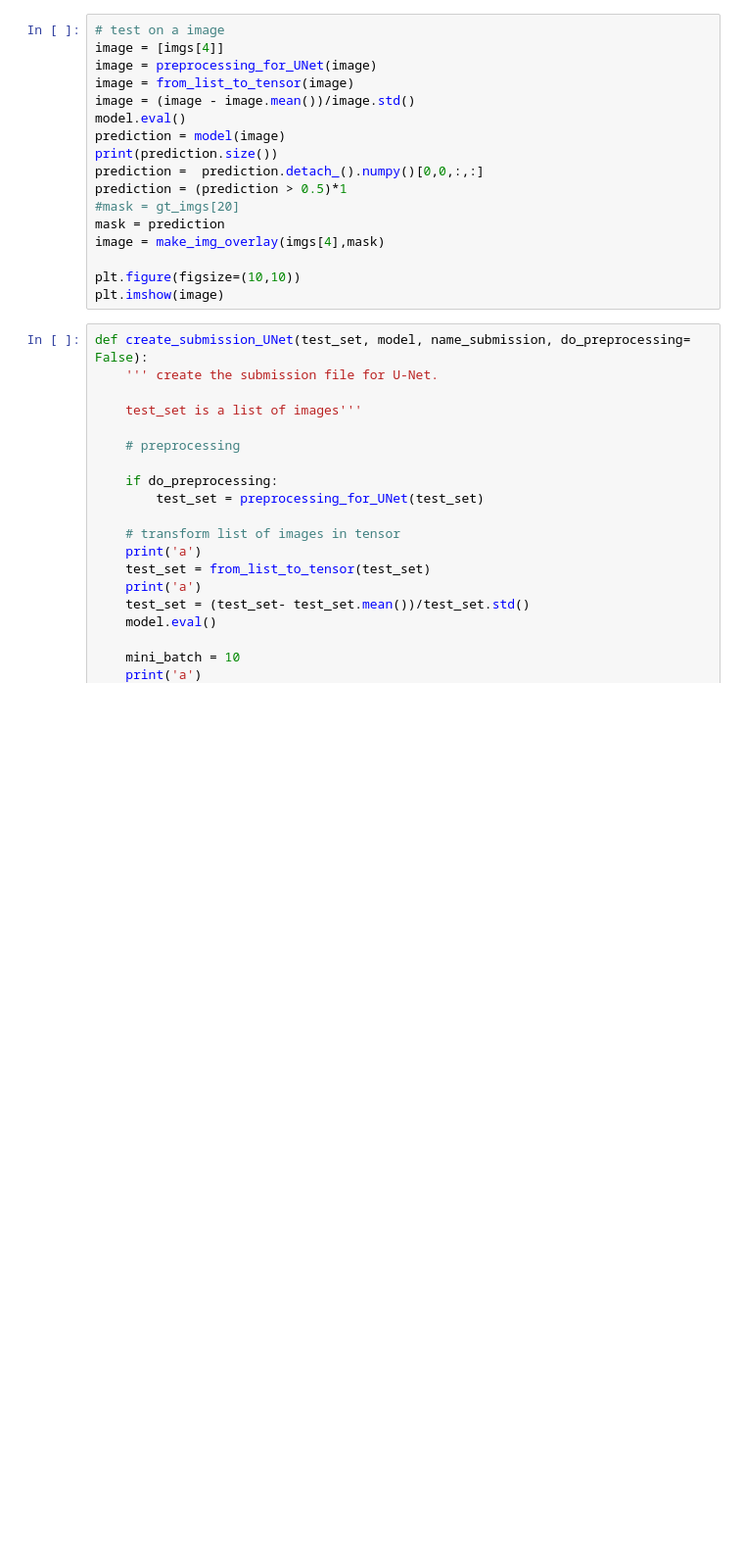
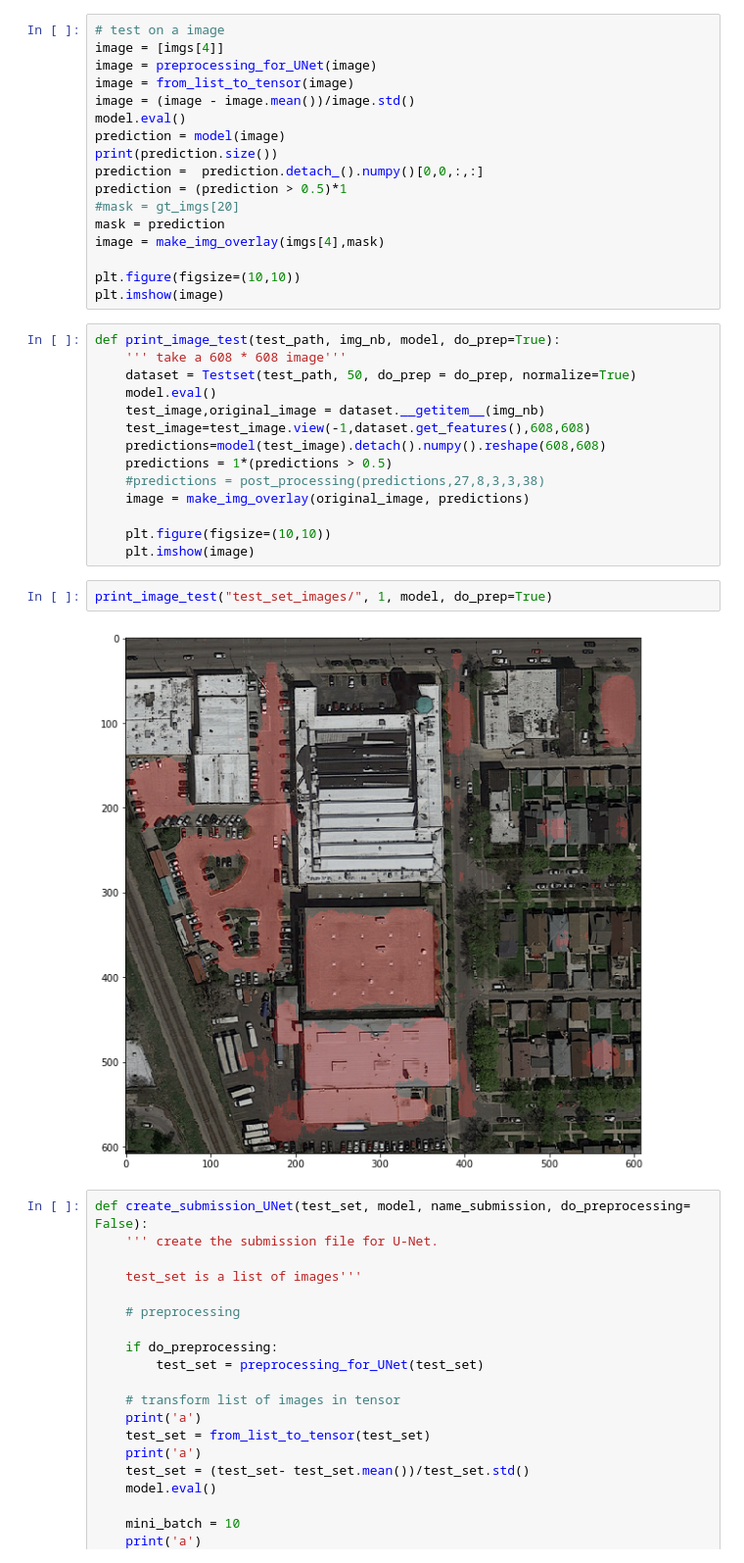
Before and after one commit to diegofiori/ML_RoadSegmentation, a Jupyter notebook: ML_notebook_Diego.ipynb, the cells around one changed output. Shown at 98% size. Cells and saved outputs as stored; diff of their text form; blank space fills up the shorter version.

```diff
--- a/ML_notebook_Diego.ipynb
+++ b/ML_notebook_Diego.ipynb
@@ -411,6 +465,24 @@ image = make_img_overlay(imgs[4],mask)
 
 plt.figure(figsize=(10,10))
 plt.imshow(image)
+# %%
+def print_image_test(test_path, img_nb, model, do_prep=True):
+    ''' take a 608 * 608 image'''
+    dataset = Testset(test_path, 50, do_prep = do_prep, normalize=True)
+    model.eval()
+    test_image,original_image = dataset.__getitem__(img_nb)
+    test_image=test_image.view(-1,dataset.get_features(),608,608)
+    predictions=model(test_image).detach().numpy().reshape(608,608)
+    predictions = 1*(predictions > 0.5)
+    #predictions = post_processing(predictions,27,8,3,3,38)
+    image = make_img_overlay(original_image, predictions)
+
+    plt.figure(figsize=(10,10))
+    plt.imshow(image)
+# %%
+print_image_test("test_set_images/", 1, model, do_prep=True)
+# %% [output]
+[figure, added]
 # %%
 def create_submission_UNet(test_set, model, name_submission, do_preprocessing= False):
     ''' create the submission file for U-Net.
```
Also changed, not shown: parts of 5 cells of this notebook.
